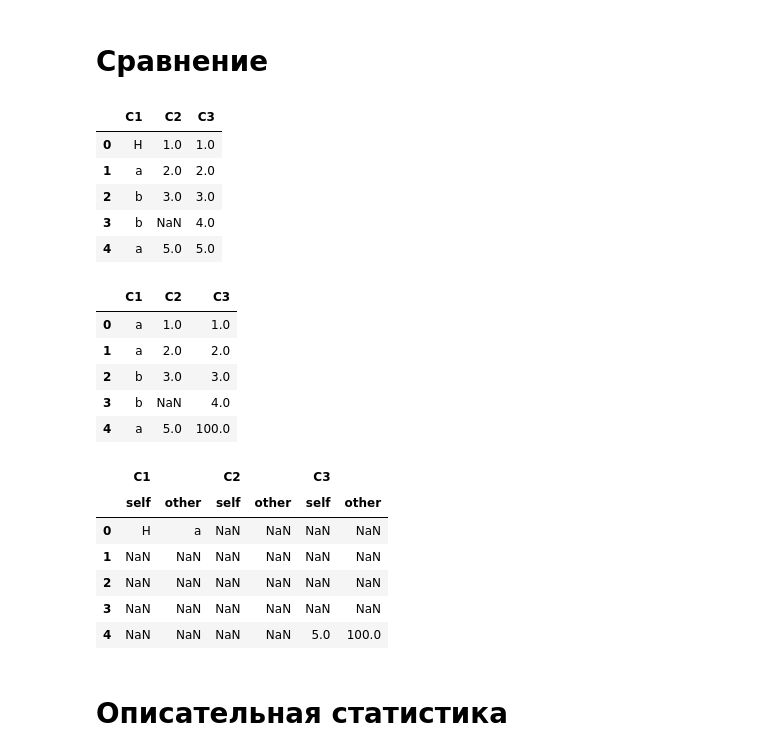
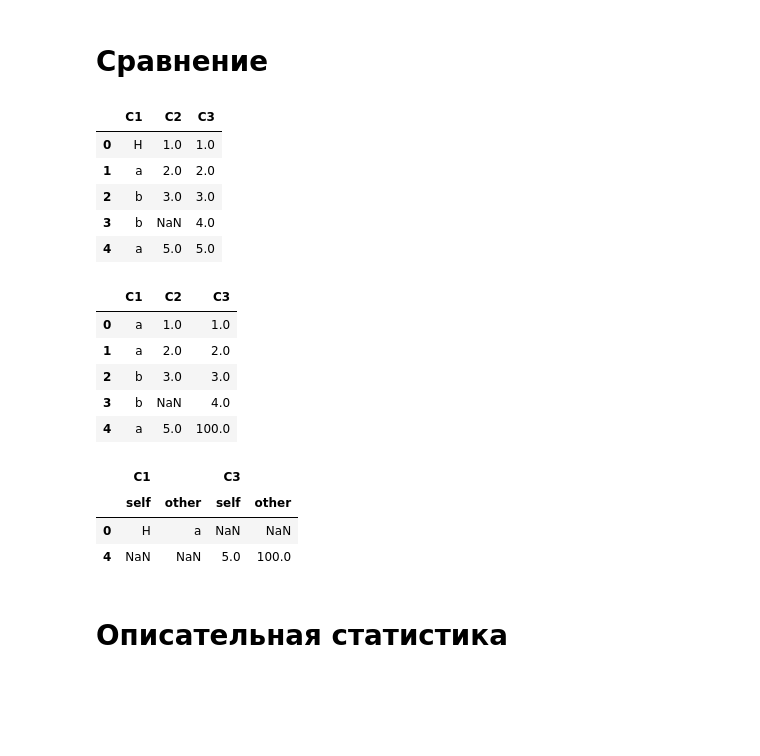
Before and after one commit to vitcpp/scientific_python, a Jupyter notebook: 09/pandas.ipynb, the cells around one changed output. Saved outputs shown, nothing was run; the diff lists cells and outputs as text; code cells hidden in the pictures; blank space fills up the shorter version.

```diff
--- a/09/pandas.ipynb
+++ b/09/pandas.ipynb
@@ -771,37 +803,34 @@ https://pandas.pydata.org/docs/user_guide/groupby.html#built-in-aggregation-meth
 # %%
 df = pd.DataFrame({
         "C1": ["a", "a", "b", "b", "a"],
         "C2": [1.0, 2.0, 3.0, np.nan, 5.0],
         "C3": [1.0, 2.0, 3.0, 4.0, 5.0],
     },
     columns=["C1", "C2", "C3"],
 )
 df2 = df.copy()
 df.loc[0, "C1"] = "H"
 df2.loc[4, "C3"] = 100.0
 display(df, df2)
-r = df.compare(df2, keep_shape=True)
+r = df.compare(df2, keep_shape=False)
 display(r)
 # %% [output]
 |  | C1 | C2 | C3 |
 | 0 | H | 1.0 | 1.0 |
 | 1 | a | 2.0 | 2.0 |
 | 2 | b | 3.0 | 3.0 |
 | 3 | b | NaN | 4.0 |
 | 4 | a | 5.0 | 5.0 |
 |  | C1 | C2 | C3 |
 | 0 | a | 1.0 | 1.0 |
 | 1 | a | 2.0 | 2.0 |
 | 2 | b | 3.0 | 3.0 |
 | 3 | b | NaN | 4.0 |
 | 4 | a | 5.0 | 100.0 |
-|  | C1 |  | C2 |  | C3 |  |
-|  | self | other | self | other | self | other |
-| 0 | H | a | NaN | NaN | NaN | NaN |
-| 1 | NaN | NaN | NaN | NaN | NaN | NaN |
-| 2 | NaN | NaN | NaN | NaN | NaN | NaN |
-| 3 | NaN | NaN | NaN | NaN | NaN | NaN |
-| 4 | NaN | NaN | NaN | NaN | 5.0 | 100.0 |
+|  | C1 |  | C3 |  |
+|  | self | other | self | other |
+| 0 | H | a | NaN | NaN |
+| 4 | NaN | NaN | 5.0 | 100.0 |
 # %% [markdown]
 # Описательная статистика
 # %%
```
Also changed, not shown: parts of 18 cells of this notebook, 58 other files.
